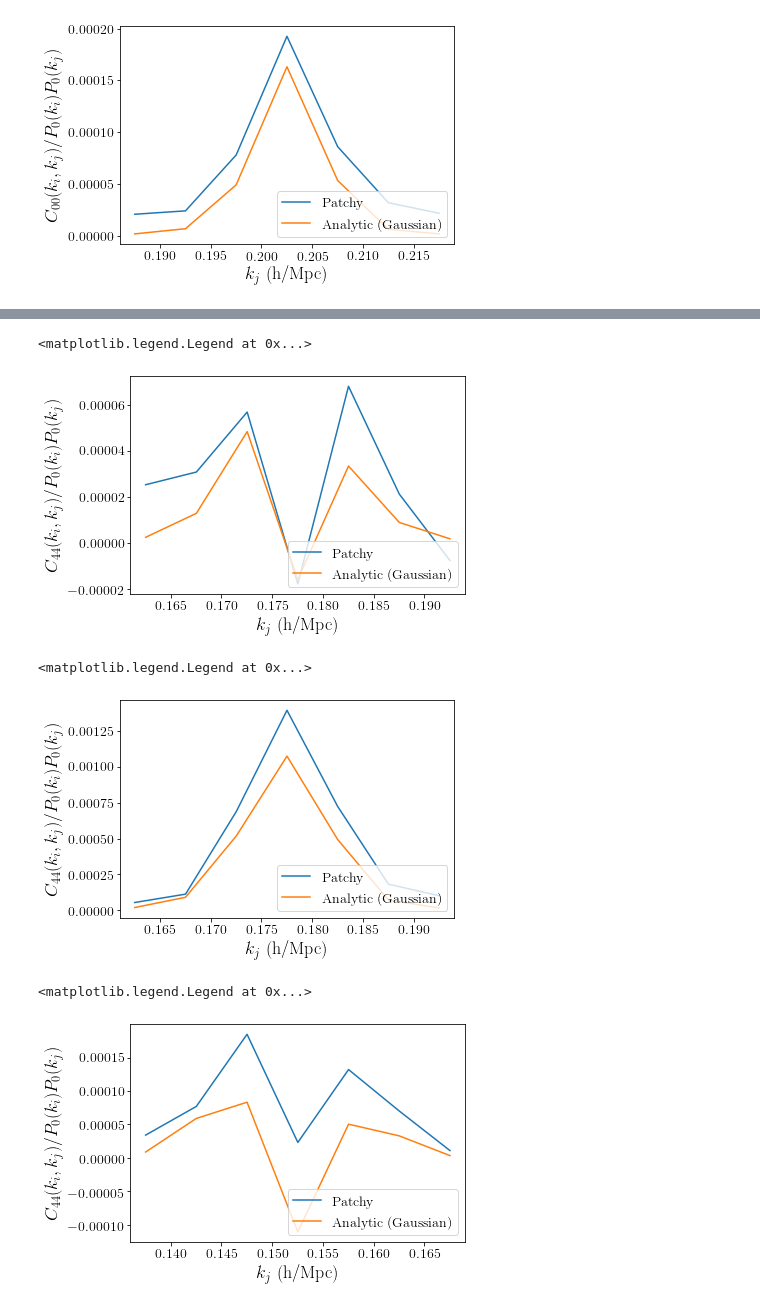
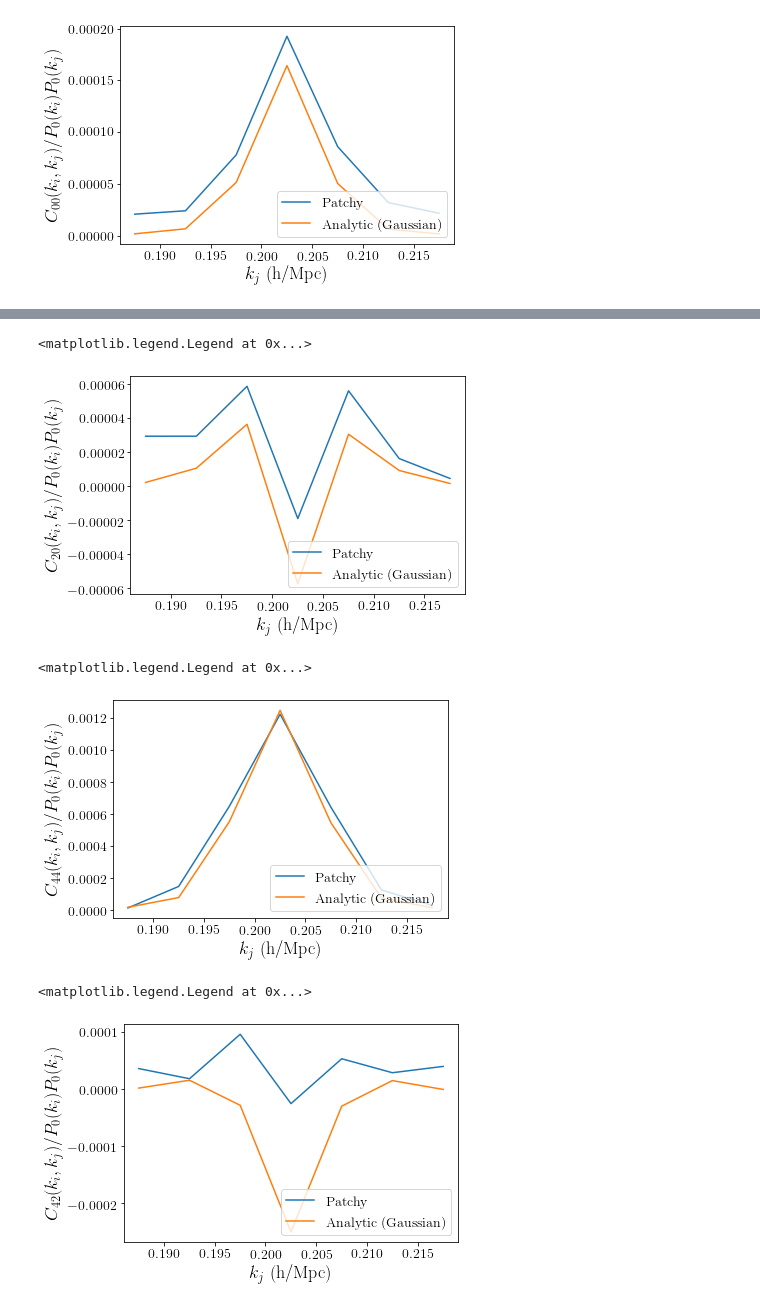
Before and after one commit to JayWadekar/CovaPT, a Jupyter notebook: Survey_window_kernels.ipynb, the cells around one changed output, grey strips where cells are left out. Cells and saved outputs as stored; diff of their text form; code cells hidden in the pictures.

```diff
--- a/Survey_window_kernels.ipynb
+++ b/Survey_window_kernels.ipynb
@@ -492,10 +492,14 @@ def WinFun(Nbin):
     avgWij[:,:,3]=5.*2.*np.real(avgW20); avgWij[:,:,4]=9.*2.*np.real(avgW40); avgWij[:,:,5]=45.*np.real(avgW42);
     return(avgWij)
 # %%
-kmodes_sampled=10 # Number of k-modes sampled in the k1 shell.
-#For final result in paper ~30000 modes are used and the code is run on a cluster
+#Index of the k1-bin for which the window kernels are calculated
+k1_bin=40
+
+kmodes_sampled=100 # Number of k-modes sampled in the k1 shell.
+# For final result in paper ~25000 modes are used and the code is run on a cluster
+# (see the snippets at the end of this notebook)
 
 start_time = time.time()
-Wij = WinFun(Nbin=49)
+Wij = WinFun(k1_bin)
 print (time.time() - start_time)
 # %% [output]
@@ -511,22 +515,29 @@ Wij.shape
 # and for a quick comparison to mock catalogs
 # I have included the data files corresponding to Patchy in the online folder.
 # %%
+# Include here the theory power spectrum best-fitted to the survey data
+# Currently I'm using here the Patchy output to show the comparison with mock catalogs later
+
+k=np.loadtxt(dire+'k_Patchy.dat'); kbins=len(k) #number of k-bins
+
 pfit=[0,1,2,3,4]
-k=np.loadtxt(dire+'k_Patchy.dat')
 pfit[0]=np.loadtxt(dire+'P0_fit_Patchy.dat')
 pfit[2]=np.loadtxt(dire+'P2_fit_Patchy.dat')
 pfit[4]=np.loadtxt(dire+'P4_fit_Patchy.dat')
-#P4 has little contribution so, if not fitted, can use linear theory prediction as an approximation
+
+#Hexadecapole has little contribution so, if not fitted, once can use linear theory + Kaiser as a good approximation
 # %%
 # Format: [L0 L2 L4] X [L0 L2 L4]
 CovaPatchy=np.loadtxt(dire+'Patchy_CovarianceMatrix.dat')
 # %%
-# Calculating covariance by multiplying window kernels by power spectra
-# Returns a (7,3) array where first index corresponds to row of covariance
-# and second index corresponds to autocovariance of the multipole
-def Cij(kt):
+# For generating individual elements of the covariance matrix
+
+def Cij(kt,Wij):
     temp=np.zeros((7,6));
     for i in range(-3,4):
+        if(kt+i<0 or kt+i>=kbins):
+            temp[i+3]=0.
+            continue
         temp[i+3]=Wij[i+3,0]*pfit[0][kt]*pfit[0][kt+i]+\
         Wij[i+3,1]*pfit[0][kt]*pfit[2][kt+i]+\
         Wij[i+3,2]*pfit[0][kt]*pfit[4][kt+i]+\
@@ -542,7 +553,7 @@ def Cij(kt):
         1.01**2*Wij[i+3,14]
     return(temp)
 # %%
-kt=30; print('Diagonal element is at k=', k[kt])
-kplot=k[kt-3:kt+4]
-norm=(pfit[0][kt])*pfit[0][kt-3:kt+4]
+print('Diagonal element is at k=', k[k1_bin])
+kplot=k[k1_bin-3:k1_bin+4]
+norm=(pfit[0][k1_bin])*pfit[0][k1_bin-3:k1_bin+4]
 # %% [output]
@@ -569,24 +580,24 @@ plt.legend(["Patchy","Analytic (Gaussian)"], loc=4)
 # %%
-plt.plot(kplot,CovaPatchy[50+kt,kt-3:kt+4]/norm)
-plt.plot(kplot,Cij(kt)[:,3]/norm)
-plt.xlabel(r'$k_j$ (h/Mpc)'); plt.ylabel(r'$C_{44}(k_i,k_j)/P_0 (k_i) P_0(k_j)$')
+plt.plot(kplot,CovaPatchy[50+k1_bin,k1_bin-3:k1_bin+4]/norm)
+plt.plot(kplot,Cij(k1_bin,Wij)[:,3]/norm)
+plt.xlabel(r'$k_j$ (h/Mpc)'); plt.ylabel(r'$C_{20}(k_i,k_j)/P_0 (k_i) P_0(k_j)$')
 plt.legend(["Patchy","Analytic (Gaussian)"], loc=4)
 # %% [output]
 <matplotlib.legend.Legend at 0x...>
-[figure, old version]
+[figure, new version]
 # %%
-plt.plot(kplot,CovaPatchy[100+kt,100+kt-3:100+kt+4]/norm)
-plt.plot(kplot,Cij(kt)[:,2]/norm)
+plt.plot(kplot,CovaPatchy[100+k1_bin,100+k1_bin-3:100+k1_bin+4]/norm)
+plt.plot(kplot,Cij(k1_bin,Wij)[:,2]/norm)
 plt.xlabel(r'$k_j$ (h/Mpc)'); plt.ylabel(r'$C_{44}(k_i,k_j)/P_0 (k_i) P_0(k_j)$')
 plt.legend(["Patchy","Analytic (Gaussian)"], loc=4)
 # %% [output]
 <matplotlib.legend.Legend at 0x...>
-[figure, old version]
+[figure, new version]
 # %%
-plt.plot(kplot,CovaPatchy[100+kt,50+kt-3:50+kt+4]/norm)
-plt.plot(kplot,Cij(kt)[:,5]/norm)
-plt.xlabel(r'$k_j$ (h/Mpc)'); plt.ylabel(r'$C_{44}(k_i,k_j)/P_0 (k_i) P_0(k_j)$')
+plt.plot(kplot,CovaPatchy[100+k1_bin,50+k1_bin-3:50+k1_bin+4]/norm)
+plt.plot(kplot,Cij(k1_bin,Wij)[:,5]/norm)
+plt.xlabel(r'$k_j$ (h/Mpc)'); plt.ylabel(r'$C_{42}(k_i,k_j)/P_0 (k_i) P_0(k_j)$')
 plt.legend(["Patchy","Analytic (Gaussian)"], loc=4)
 # %% [output]
 <matplotlib.legend.Legend at 0x...>
-[figure, old version]
+[figure, new version]
```
Also changed, not shown: parts of 12 cells of this notebook, 2 other files.
